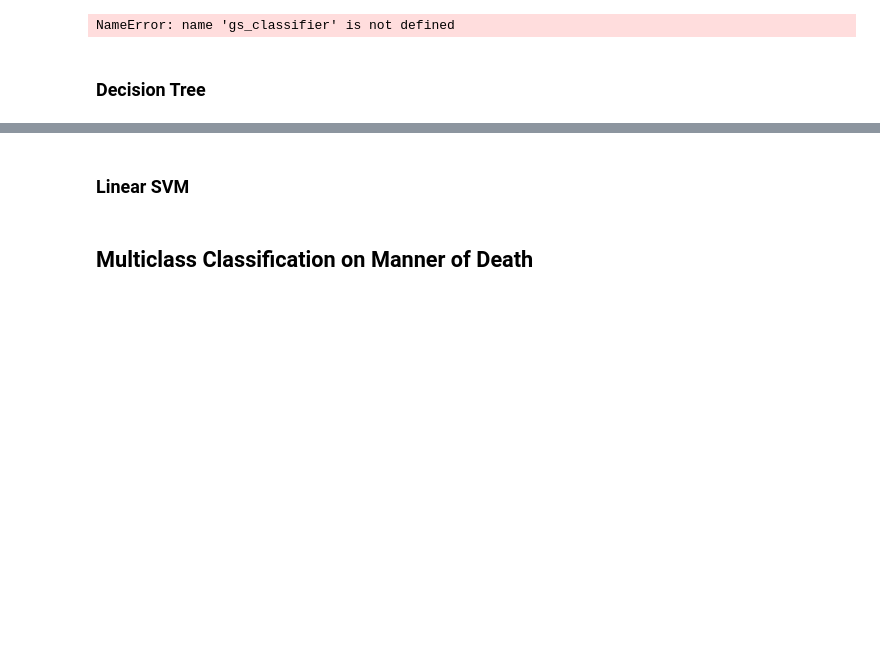
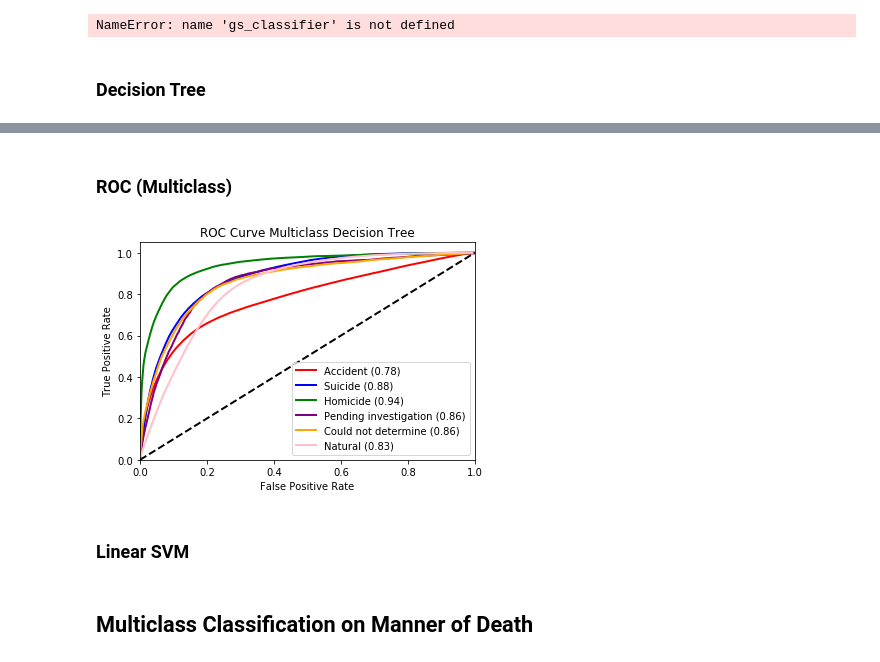
Before and after one commit to alexander-ray/bana-mortality-4502, a Jupyter notebook: DataFrameFormat.ipynb, the cells around one changed output, grey strips where cells are left out. Cells and saved outputs as stored; diff of their text form; code cells hidden in the pictures; blank space fills up the shorter version.

```diff
--- a/DataFrameFormat.ipynb
+++ b/DataFrameFormat.ipynb
@@ -174,3 +259,49 @@ Wall time: 45.6 s
+# %% [markdown]
+### ROC (Multiclass)
+# %%
+from sklearn.multiclass import OneVsRestClassifier
+from sklearn.metrics import roc_curve, auc
+from sklearn.preprocessing import label_binarize
+# Example from
+# http://scikit-learn.org/stable/auto_examples/model_selection/plot_roc.html#sphx-glr-auto-examples-model-selection-plot-roc-py
+
+# Must use 1 vs rest as ROC doesn't do "actual" multiclass
+classifier = OneVsRestClassifier(DecisionTreeClassifier(max_depth=10), n_jobs=6)
+# Must also binarize y_test for onevsrest
+binary_y_test = label_binarize(Y_test, classes=[1, 2, 3, 4, 5, 7])
+
+classifier.fit(X_train, Y_train)
+y_score = classifier.predict_proba(X_test)
+n_classes = 6
+
+# Compute ROC curve and ROC area for each class
+fpr = dict()
+tpr = dict()
+roc_auc = dict()
+# For all classes, calculate and store true, false positive rate, area under curve
+for i in range(n_classes):
+    fpr[i], tpr[i], _ = roc_curve(binary_y_test[:, i], y_score[:, i])
+    roc_auc[i] = auc(fpr[i], tpr[i])
+
+# Plot all ROC curves
+plt.figure()
+colors = ['red', 'blue', 'green', 'purple', 'orange', 'pink']
+labels = ['Accident', 'Suicide', 'Homicide', 'Pending investigation', 'Could not determine', 'Natural']
+for i, color in zip(range(n_classes), colors):
+    plt.plot(fpr[i], tpr[i], color=color, lw=2,
+             label='{0} ({1:0.2f})'
+             ''.format(labels[i], roc_auc[i]))
+
+plt.plot([0, 1], [0, 1], 'k--', lw=2)
+plt.xlim([0.0, 1.0])
+plt.ylim([0.0, 1.05])
+plt.xlabel('False Positive Rate')
+plt.ylabel('True Positive Rate')
+plt.title('ROC Curve Multiclass Decision Tree')
+plt.legend(loc="lower right")
+plt.show()
+# %% [output]
+[figure, added]
 # %% [markdown]
 ### Linear SVM
 # %%
```
Also changed, not shown: parts of 8 cells of this notebook, 7 other files.
